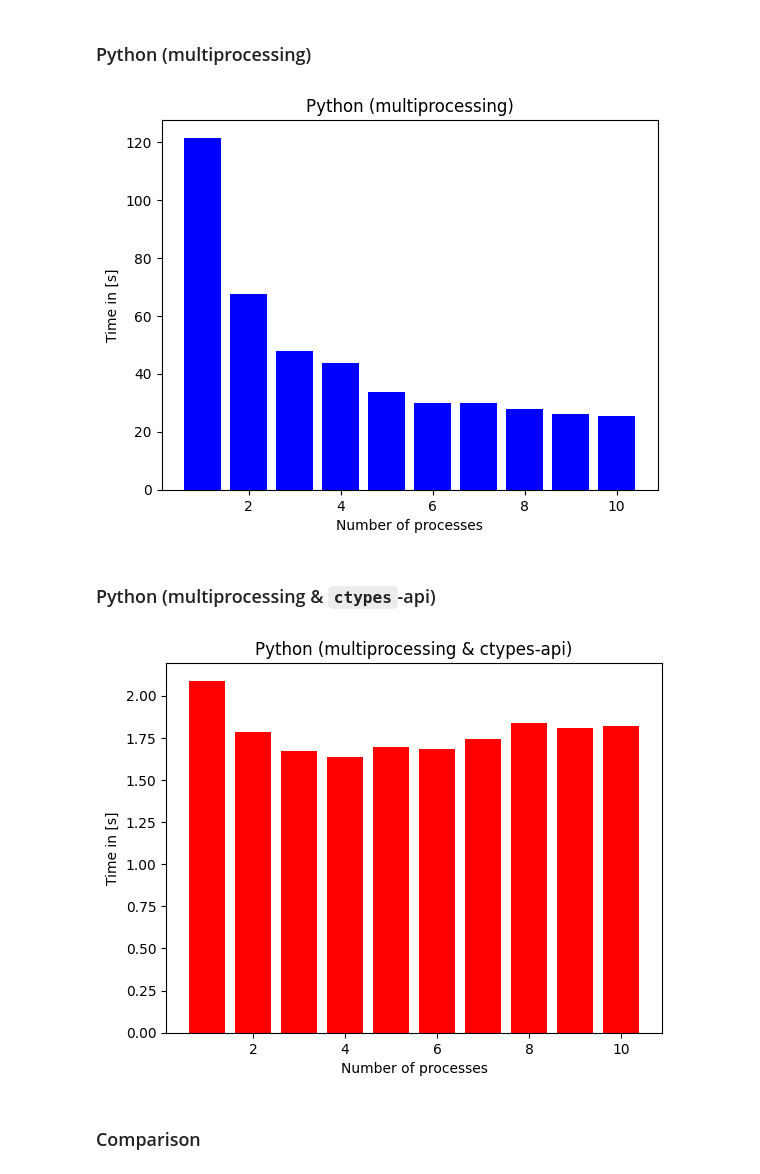
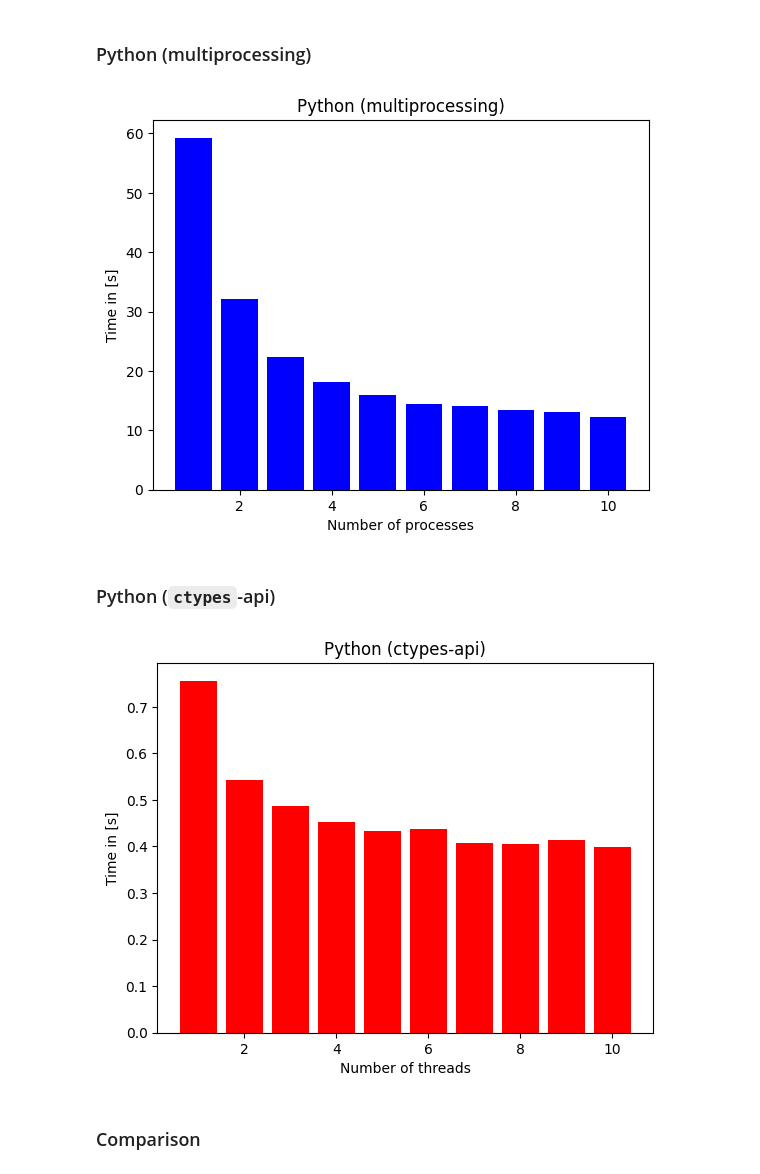
Before and after one commit to kmi784/mandelbrotsets, a Jupyter notebook: python/benchmarks.ipynb, the cells around one changed output. Saved outputs shown, nothing was run; the diff lists cells and outputs as text; code cells hidden in the pictures.

```diff
--- a/python/benchmarks.ipynb
+++ b/python/benchmarks.ipynb
@@ -157,7 +157,7 @@ subprocesses = list(range(1, 11))
 c_label = "C (threading)"
 c_times = []
 for i in subprocesses:
-    c_times.append(sum(run_c(i, warmup, repeats)))
+    c_times.append(sum(run_c(i, warmup, repeats)) / repeats)
 
 plt.bar(subprocesses, c_times, color="green")
 plt.title(c_label)
@@ -172,7 +172,7 @@ plt.show()
 py_label = "Python (multiprocessing)"
 py_times = []
 for i in subprocesses:
-    py_times.append(sum(run_py(i, warmup, repeats)))
+    py_times.append(sum(run_py(i, warmup, repeats)) / repeats)
 
 plt.bar(subprocesses, py_times, color="blue")
 plt.title(py_label)
@@ -180,22 +180,22 @@ plt.xlabel("Number of processes")
 plt.ylabel("Time in [s]")
 plt.show()
 # %% [output]
-[figure, old version]
+[figure, new version]
 # %% [markdown]
-### Python (multiprocessing & `ctypes`-api)
+### Python (`ctypes`-api)
 # %%
-cpy_label = "Python (multiprocessing & ctypes-api)"
+cpy_label = "Python (ctypes-api)"
 cpy_times = []
 for i in subprocesses:
-    cpy_times.append(sum(run_cpy(i, warmup, repeats)))
+    cpy_times.append(sum(run_cpy(i, warmup, repeats)) / repeats)
 
 plt.bar(subprocesses, cpy_times, color="red")
 plt.title(cpy_label)
-plt.xlabel("Number of processes")
+plt.xlabel("Number of threads")
 plt.ylabel("Time in [s]")
 plt.show()
 # %% [output]
-[figure, old version]
+[figure, new version]
 # %% [markdown]
 ### Comparison
 # %%
```
Also changed, not shown: parts of 3 cells of this notebook, 6 other files.
